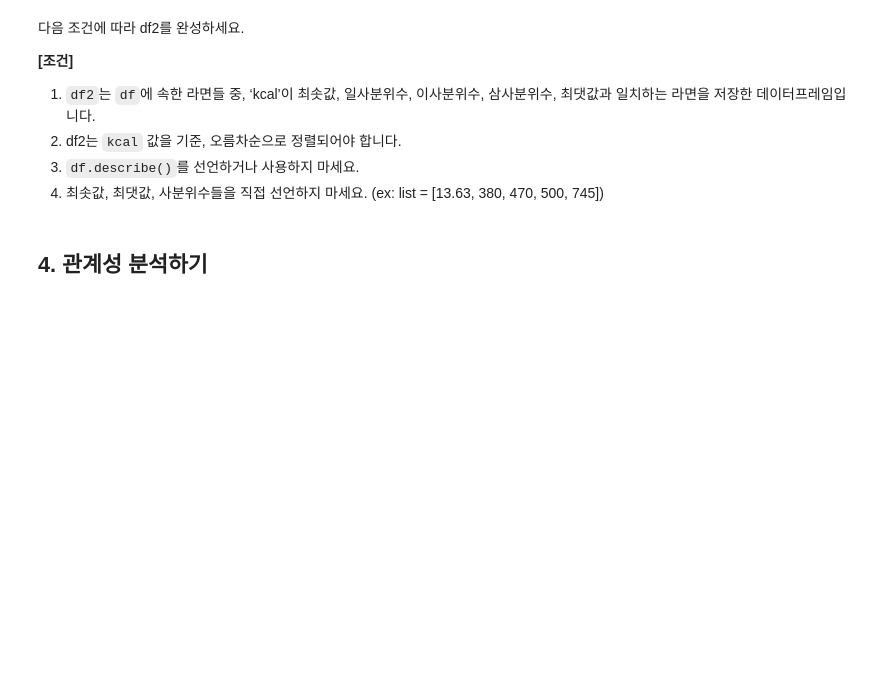
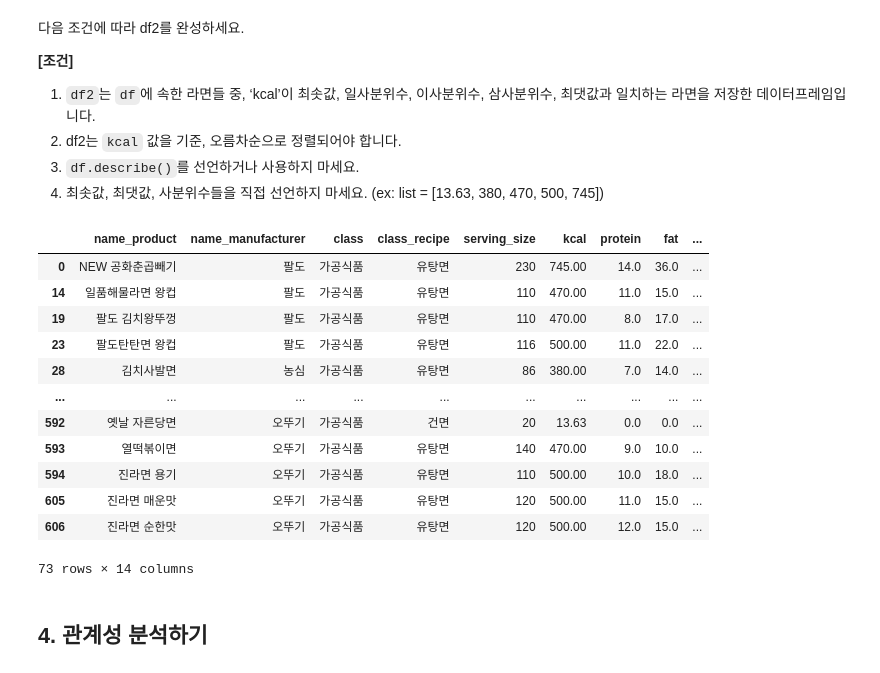
Before and after one commit to yula00/DAP_2022, a Jupyter notebook: lecture3.ipynb, the cells around one changed output. Drawn from its saved outputs; the diff is of its cells as text; code cells hidden in the pictures; blank space fills up the shorter version.

```diff
--- a/lecture3.ipynb
+++ b/lecture3.ipynb
@@ -418,3 +433,22 @@ df2
+# %%
+df2 = df[df['kcal'].isin(kcal_list)]
+##enter your code####
+kcal_list = [df['kcal'].min(), df['kcal'].quantile(0.25), df['kcal'].quantile(0.5), df['kcal'].quantile(0.75),  df['kcal'].max()]
+df2
+# %% [output]
+|  | name_product | name_manufacturer | class | class_recipe | serving_size | kcal | protein | fat | ... |
+| 0 | NEW 공화춘곱빼기 | 팔도 | 가공식품 | 유탕면 | 230 | 745.00 | 14.0 | 36.0 | ... |
+| 14 | 일품해물라면 왕컵 | 팔도 | 가공식품 | 유탕면 | 110 | 470.00 | 11.0 | 15.0 | ... |
+| 19 | 팔도 김치왕뚜껑 | 팔도 | 가공식품 | 유탕면 | 110 | 470.00 | 8.0 | 17.0 | ... |
+| 23 | 팔도탄탄면 왕컵 | 팔도 | 가공식품 | 유탕면 | 116 | 500.00 | 11.0 | 22.0 | ... |
+| 28 | 김치사발면 | 농심 | 가공식품 | 유탕면 | 86 | 380.00 | 7.0 | 14.0 | ... |
+| ... | ... | ... | ... | ... | ... | ... | ... | ... | ... |
+| 592 | 옛날 자른당면 | 오뚜기 | 가공식품 | 건면 | 20 | 13.63 | 0.0 | 0.0 | ... |
+| 593 | 열떡볶이면 | 오뚜기 | 가공식품 | 유탕면 | 140 | 470.00 | 9.0 | 10.0 | ... |
+| 594 | 진라면 용기 | 오뚜기 | 가공식품 | 유탕면 | 110 | 500.00 | 10.0 | 18.0 | ... |
+| 605 | 진라면 매운맛 | 오뚜기 | 가공식품 | 유탕면 | 120 | 500.00 | 11.0 | 15.0 | ... |
+| 606 | 진라면 순한맛 | 오뚜기 | 가공식품 | 유탕면 | 120 | 500.00 | 12.0 | 15.0 | ... |
+73 rows × 14 columns
 # %% [markdown]
 ## 4. 관계성 분석하기
 # %% [markdown]
```
Also changed, not shown: parts of 14 cells of this notebook.
